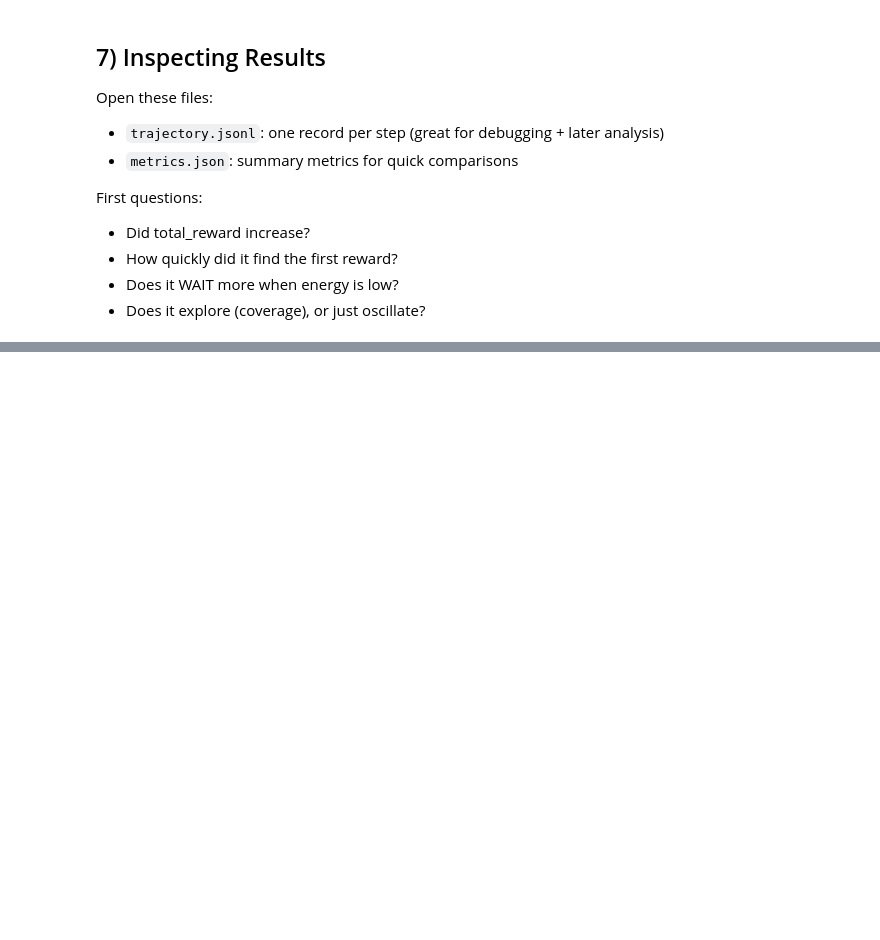
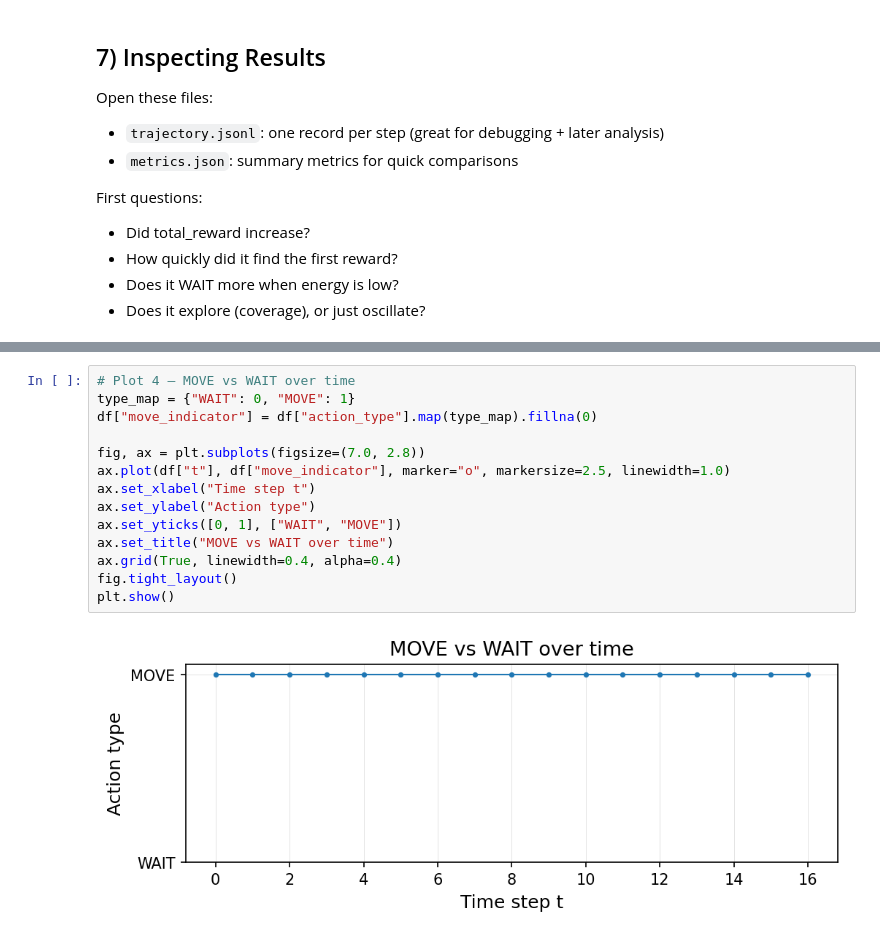
Before and after one commit to ChakreshIITGN/Gen_LLM_coordination, a Jupyter notebook: experiments/test.ipynb, the cells around one changed output, grey strips where cells are left out. Drawn from its saved outputs; the diff is of its cells as text; blank space fills up the shorter version.

```diff
--- a/experiments/test.ipynb
+++ b/experiments/test.ipynb
@@ -361,0 +599,16 @@ for row in lines[-5:]:
+# %%
+# Plot 4 — MOVE vs WAIT over time
+type_map = {"WAIT": 0, "MOVE": 1}
+df["move_indicator"] = df["action_type"].map(type_map).fillna(0)
+
+fig, ax = plt.subplots(figsize=(7.0, 2.8))
+ax.plot(df["t"], df["move_indicator"], marker="o", markersize=2.5, linewidth=1.0)
+ax.set_xlabel("Time step t")
+ax.set_ylabel("Action type")
+ax.set_yticks([0, 1], ["WAIT", "MOVE"])
+ax.set_title("MOVE vs WAIT over time")
+ax.grid(True, linewidth=0.4, alpha=0.4)
+fig.tight_layout()
+plt.show()
+# %% [output]
+[figure, added]
```
Also changed, not shown: parts of 18 cells of this notebook, 18 other files.
